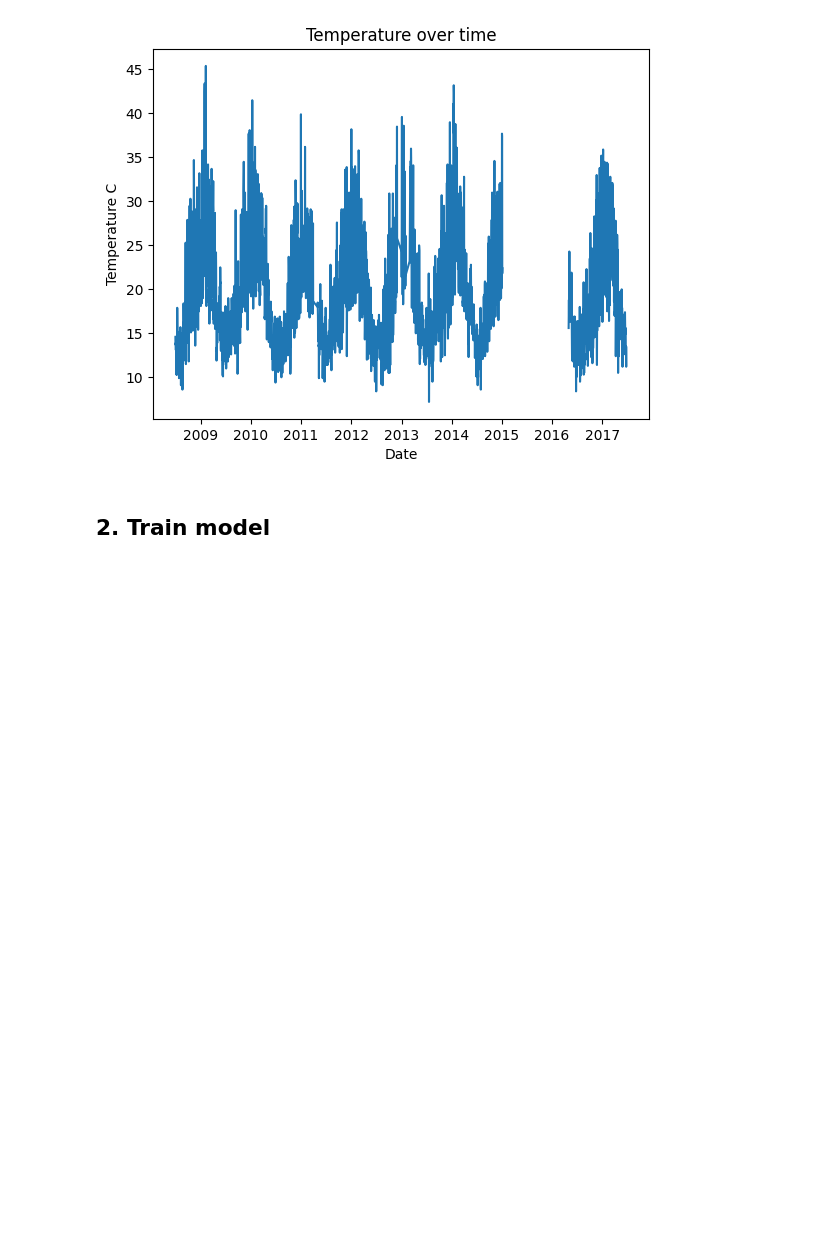
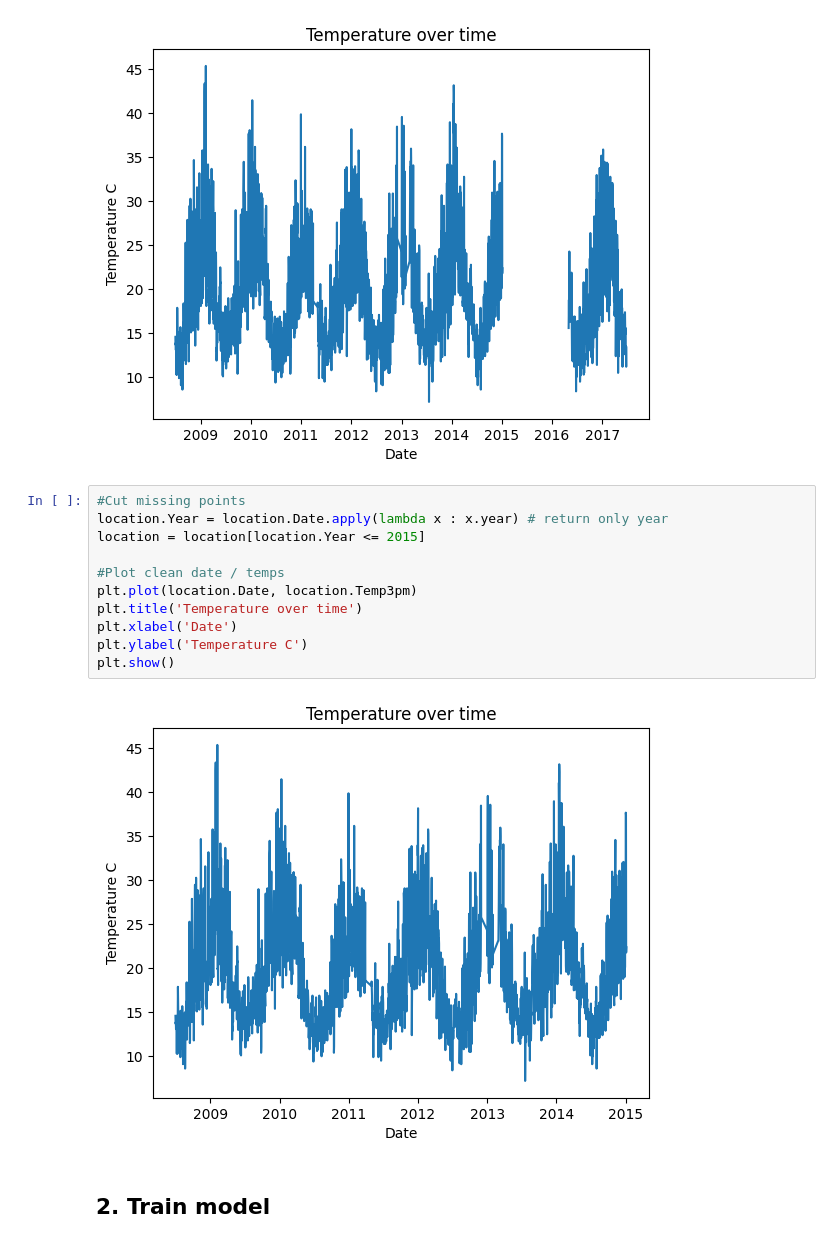
Before and after one commit to ortizfram/Forecasting-Weather-with-Neural-Prophet, a Jupyter notebook: neural-prophet.ipynb, the cells around one changed output. Cells and saved outputs as stored; diff of their text form; blank space fills up the shorter version.

Commit message:
plot without missing dates

```diff
--- a/neural-prophet.ipynb
+++ b/neural-prophet.ipynb
@@ -107,6 +107,19 @@ plt.ylabel('Temperature C')
 plt.show()
 # %% [output]
 [figure]
+# %%
+#Cut missing points
+location.Year = location.Date.apply(lambda x : x.year) # return only year
+location = location[location.Year <= 2015]
+
+#Plot clean date / temps
+plt.plot(location.Date, location.Temp3pm)
+plt.title('Temperature over time')
+plt.xlabel('Date')
+plt.ylabel('Temperature C')
+plt.show()
+# %% [output]
+[figure, added]
 # %% [markdown]
 ## 2. Train model
 # %% [markdown]
```
